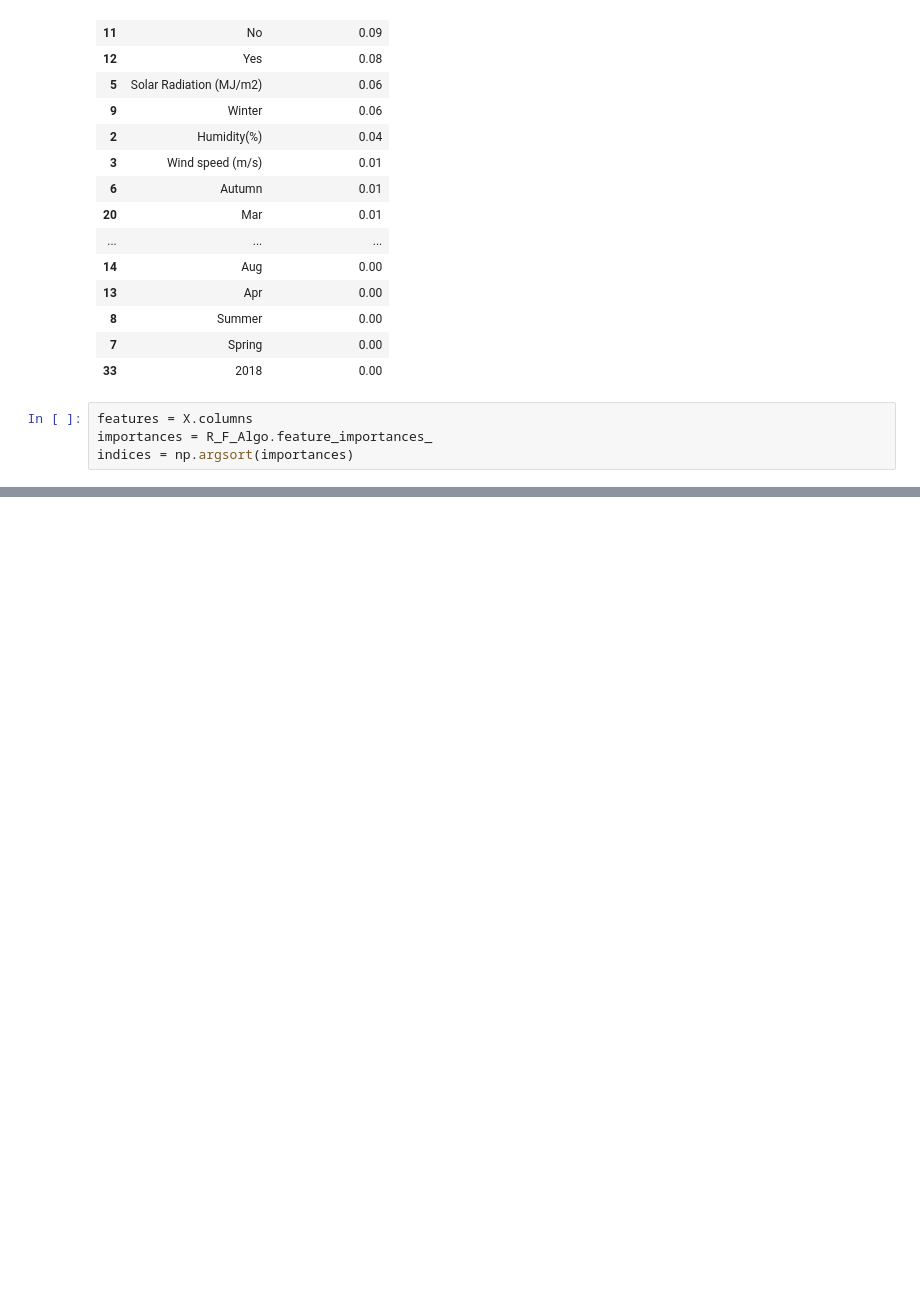
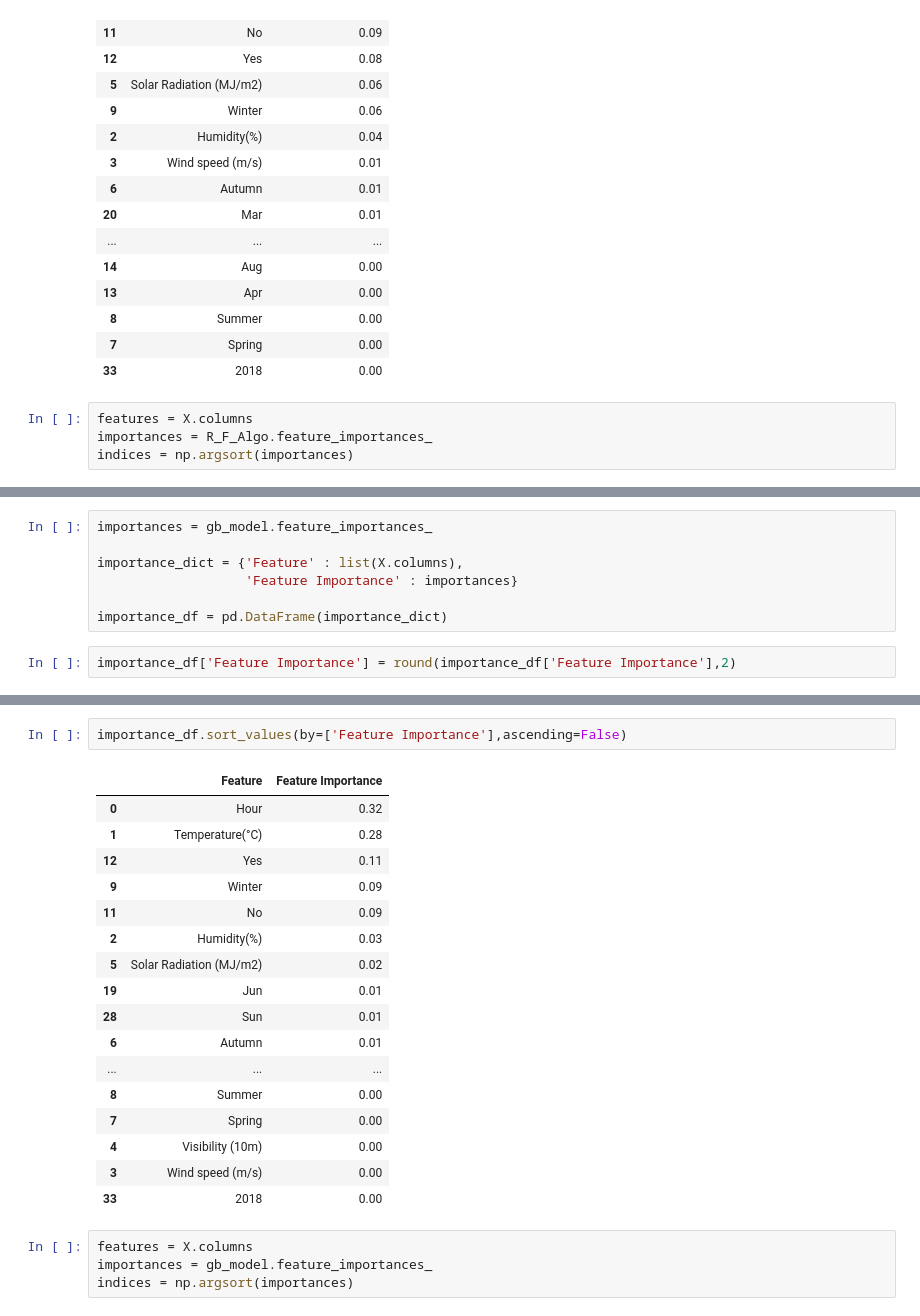
Before and after one commit to praveenbejo95/Bike-sharing-demand-prediction-ML-regression-project-, a Jupyter notebook: Bike_Sharing_Demand_Prediction(Pravin_notebook)_Capstone_Project.ipynb, the cells around one changed output, grey strips where cells are left out. Saved outputs shown, nothing was run; the diff lists cells and outputs as text; blank space fills up the shorter version.

```diff
--- a/Bike_Sharing_Demand_Prediction(Pravin_notebook)_Capstone_Project.ipynb
+++ b/Bike_Sharing_Demand_Prediction(Pravin_notebook)_Capstone_Project.ipynb
@@ -1180,0 +1224,9 @@ plt.show()
+# %%
+importances = gb_model.feature_importances_
+
+importance_dict = {'Feature' : list(X.columns),
+                   'Feature Importance' : importances}
+
+importance_df = pd.DataFrame(importance_dict)
+# %%
+importance_df['Feature Importance'] = round(importance_df['Feature Importance'],2)
@@ -1180,0 +1242,24 @@ plt.show()
+# %%
+importance_df.sort_values(by=['Feature Importance'],ascending=False)
+# %% [output]
+|  | Feature | Feature Importance |
+| 0 | Hour | 0.32 |
+| 1 | Temperature(°C) | 0.28 |
+| 12 | Yes | 0.11 |
+| 9 | Winter | 0.09 |
+| 11 | No | 0.09 |
+| 2 | Humidity(%) | 0.03 |
+| 5 | Solar Radiation (MJ/m2) | 0.02 |
+| 19 | Jun | 0.01 |
+| 28 | Sun | 0.01 |
+| 6 | Autumn | 0.01 |
+| ... | ... | ... |
+| 8 | Summer | 0.00 |
+| 7 | Spring | 0.00 |
+| 4 | Visibility (10m) | 0.00 |
+| 3 | Wind speed (m/s) | 0.00 |
+| 33 | 2018 | 0.00 |
+# %%
+features = X.columns
+importances = gb_model.feature_importances_
+indices = np.argsort(importances)
```
Also changed, not shown: parts of 17 cells of this notebook.
